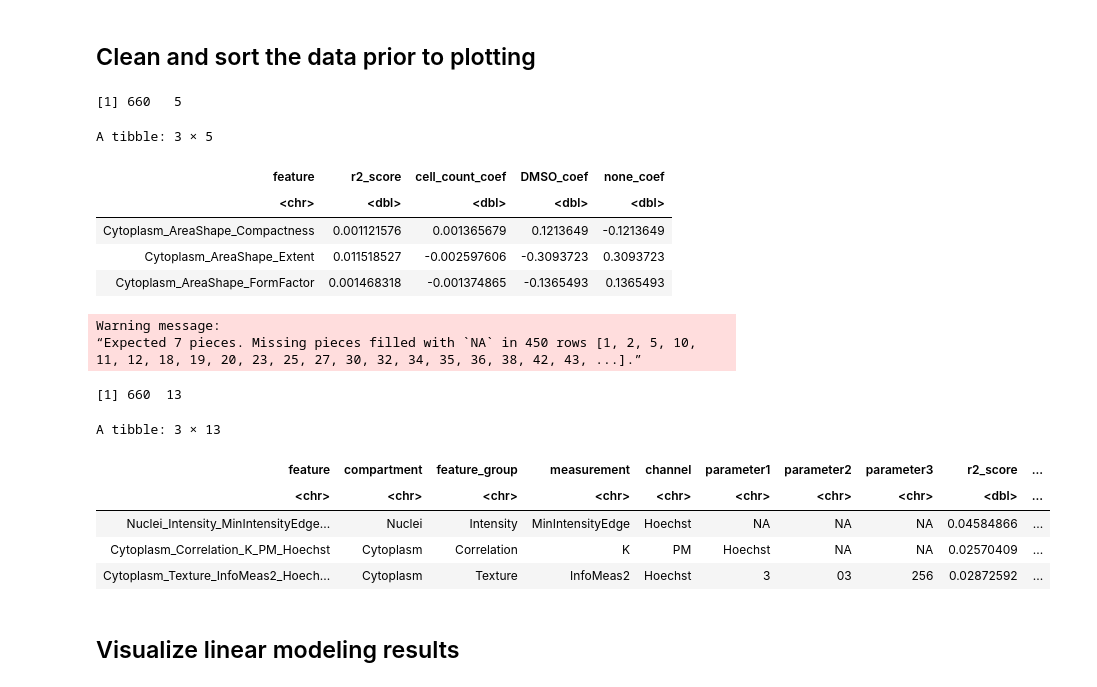
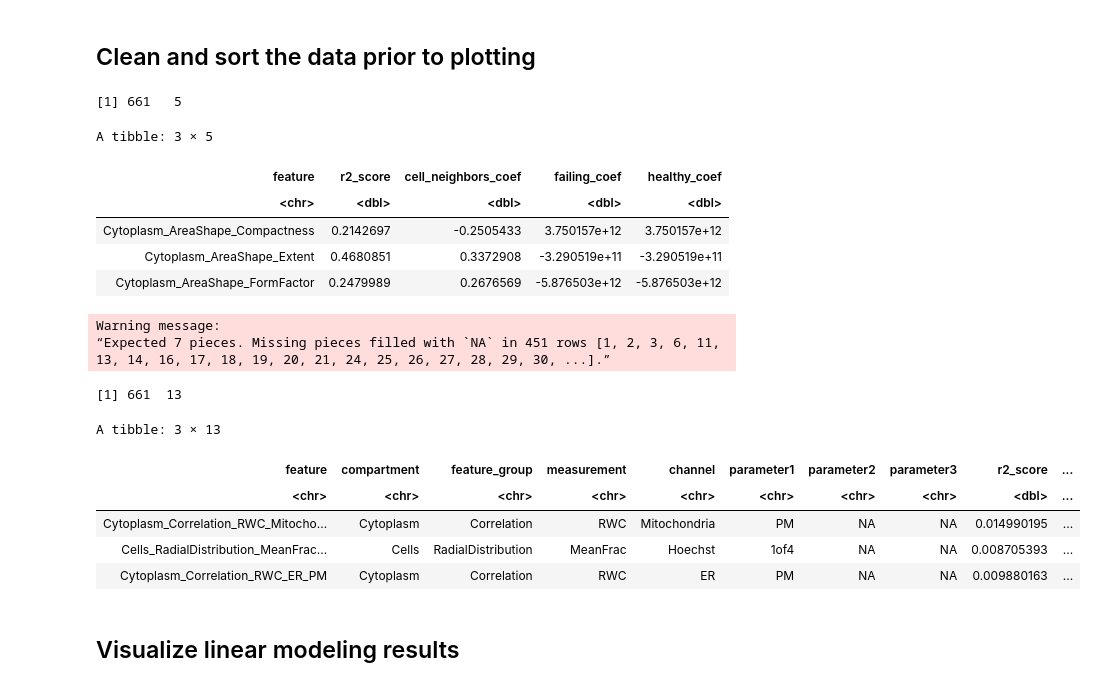
Before and after one commit to WayScience/cellpainting_predicts_cardiac_fibrosis, a Jupyter notebook: 4.analyze_data/notebooks/linear_model/1.visualize_linear_model.ipynb, the cells around one changed output. Cells and saved outputs as stored; diff of their text form; code cells hidden in the pictures.

```diff
--- a/4.analyze_data/notebooks/linear_model/1.visualize_linear_model.ipynb
+++ b/4.analyze_data/notebooks/linear_model/1.visualize_linear_model.ipynb
@@ -23,12 +23,12 @@ input_dir <- "results"
 output_fig_dir <- "figures"
 
 # Path to file with LM coefficients to plot
-lm_file <- file.path(input_dir, paste0(plate, "_linear_model_heart7_DMSO_none.tsv"))
+lm_file <- file.path(input_dir, paste0(plate, "_linear_model_failing_healthy_no_treatment_neighbors.tsv"))
 
 # Paths for each figure output
-lm_fig <- file.path(output_fig_dir, paste0(plate, "_linear_model_heart7_DMSO_none.png"))
-lm_group_fig <- file.path(output_fig_dir, paste0(plate, "_linear_model_heart7_DMSO_none_bygroup.png"))
-lm_coef_fig <- file.path(output_fig_dir, paste0(plate, "_linear_model_heart7_DMSO_none_coefficients.png"))
+lm_fig <- file.path(output_fig_dir, paste0(plate, "_linear_model_failing_healthy_no_treatment_neighbors.png"))
+lm_group_fig <- file.path(output_fig_dir, paste0(plate, "_linear_model_failing_healthy_no_treatment_neighbors_bygroup.png"))
+lm_coef_fig <- file.path(output_fig_dir, paste0(plate, "_linear_model_failing_healthy_no_treatment_neighbors_coefficients.png"))
 # %% [markdown]
 ## Clean and sort the data prior to plotting
 # %%
@@ -40,13 +40,13 @@ lm_df <- readr::read_tsv(
 print(dim(lm_df))
 head(lm_df, 3)
 # %% [output]
-[1] 660   5
+[1] 661   5
 A tibble: 3 × 5
-| feature | r2_score | cell_count_coef | DMSO_coef | none_coef |
+| feature | r2_score | cell_neighbors_coef | failing_coef | healthy_coef |
 | <chr> | <dbl> | <dbl> | <dbl> | <dbl> |
-| Cytoplasm_AreaShape_Compactness | 0.001121576 | 0.001365679 | 0.1213649 | -0.1213649 |
-| Cytoplasm_AreaShape_Extent | 0.011518527 | -0.002597606 | -0.3093723 | 0.3093723 |
-| Cytoplasm_AreaShape_FormFactor | 0.001468318 | -0.001374865 | -0.1365493 | 0.1365493 |
+| Cytoplasm_AreaShape_Compactness | 0.2142697 | -0.2505433 | 3.750157e+12 | 3.750157e+12 |
+| Cytoplasm_AreaShape_Extent | 0.4680851 | 0.3372908 | -3.290519e+11 | -3.290519e+11 |
+| Cytoplasm_AreaShape_FormFactor | 0.2479989 | 0.2676569 | -5.876503e+12 | -5.876503e+12 |
 # %%
 # Load and process linear model data
 lm_df <- readr::read_tsv(
@@ -56,46 +56,46 @@ lm_df <- readr::read_tsv(
 # Arrange by absolute value coefficient
 # Split out components of feature name for visualization
 lm_df <- lm_df %>%
-    dplyr::arrange(desc(abs(DMSO_coef))) %>%
+    dplyr::arrange(desc(abs(failing_coef))) %>%
     tidyr::separate(
         feature,
         into = c(
             "compartment",
             "feature_group",
             "measurement",
             "channel",
             "parameter1",
             "parameter2",
             "parameter3"
         ),
         sep = "_",
         remove = FALSE
     ) %>%
     dplyr::mutate(channel_cleaned = channel)
 
 lm_df$channel_cleaned <- dplyr::recode(lm_df$channel_cleaned,
     "Hoechst" = "Nucleus",
     "ER" = "ER",
     "Actin" = "Actin",
     "Mitochondria" = "Mito",
     "PM" = "PM",
     .default = "other",
     .missing = "other"
 )
 
 print(dim(lm_df))
 head(lm_df, 3)
 # %% [output]
 Warning message:
-“Expected 7 pieces. Missing pieces filled with `NA` in 450 rows [1, 2, 5, 10,
-11, 12, 18, 19, 20, 23, 25, 27, 30, 32, 34, 35, 36, 38, 42, 43, ...].”
+“Expected 7 pieces. Missing pieces filled with `NA` in 451 rows [1, 2, 3, 6, 11,
+13, 14, 16, 17, 18, 19, 20, 21, 24, 25, 26, 27, 28, 29, 30, ...].”
-[1] 660  13
+[1] 661  13
 A tibble: 3 × 13
 | feature | compartment | feature_group | measurement | channel | parameter1 | parameter2 | parameter3 | r2_score | ... |
 | <chr> | <chr> | <chr> | <chr> | <chr> | <chr> | <chr> | <chr> | <dbl> | ... |
-| Nuclei_Intensity_MinIntensityEdge... | Nuclei | Intensity | MinIntensityEdge | Hoechst | NA | NA | NA | 0.04584866 | ... |
-| Cytoplasm_Correlation_K_PM_Hoechst | Cytoplasm | Correlation | K | PM | Hoechst | NA | NA | 0.02570409 | ... |
-| Cytoplasm_Texture_InfoMeas2_Hoech... | Cytoplasm | Texture | InfoMeas2 | Hoechst | 3 | 03 | 256 | 0.02872592 | ... |
+| Cytoplasm_Correlation_RWC_Mitocho... | Cytoplasm | Correlation | RWC | Mitochondria | PM | NA | NA | 0.014990195 | ... |
+| Cells_RadialDistribution_MeanFrac... | Cells | RadialDistribution | MeanFrac | Hoechst | 1of4 | NA | NA | 0.008705393 | ... |
+| Cytoplasm_Correlation_RWC_ER_PM | Cytoplasm | Correlation | RWC | ER | PM | NA | NA | 0.009880163 | ... |
 # %% [markdown]
 ## Visualize linear modeling results
 # %%
```
Also changed, not shown: parts of 4 cells of this notebook, 7 other files.
